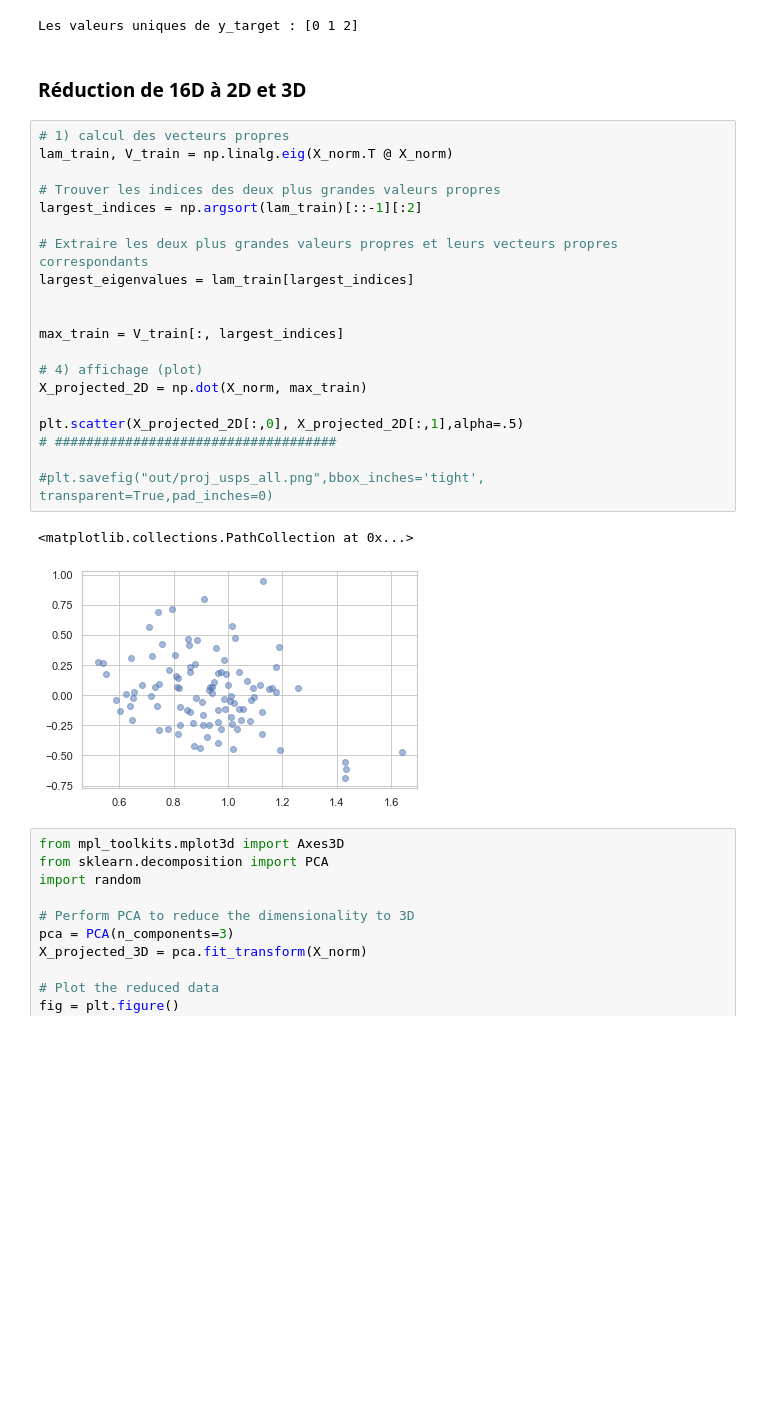
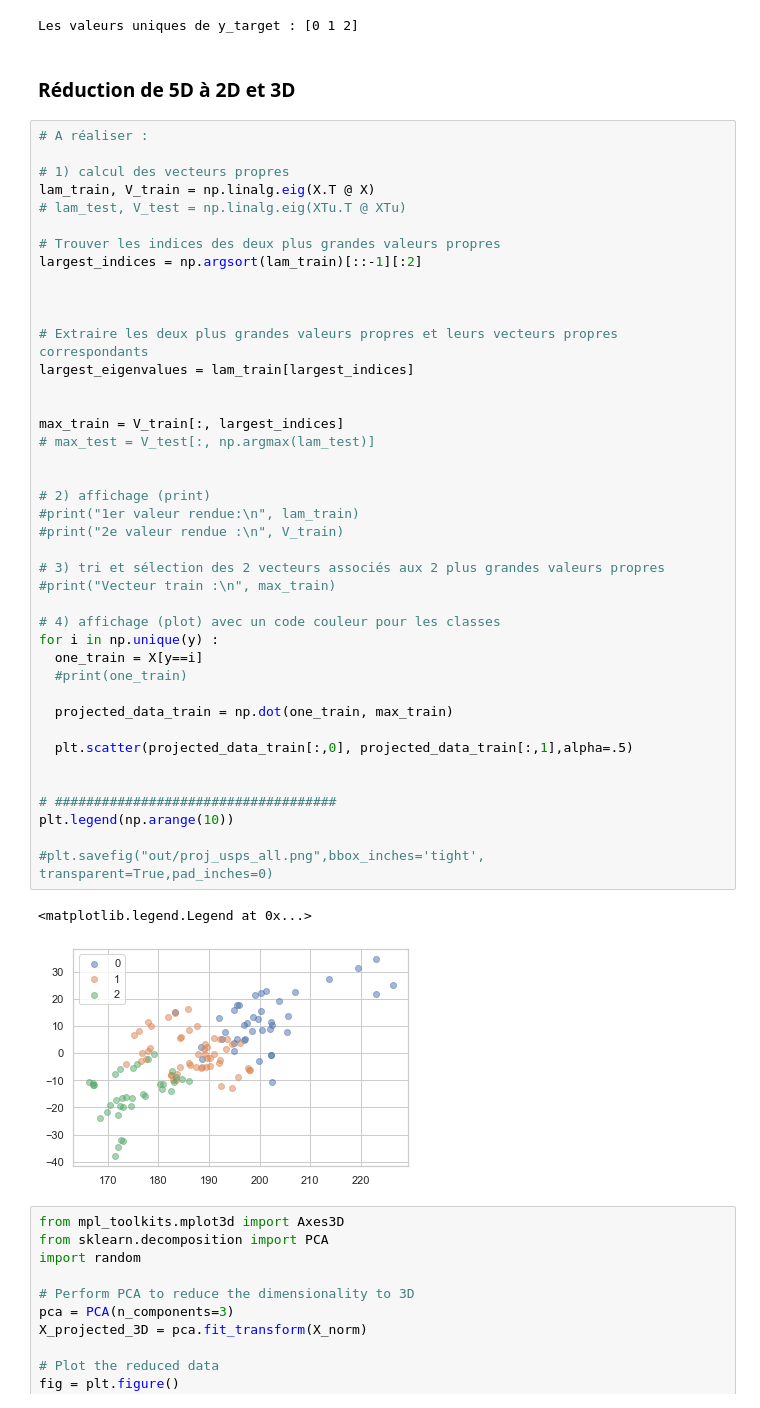
Before and after one commit to Meriadoc-gitgit/ergometer-competition, a Jupyter notebook: classifier/unsupervised.ipynb, the cells around one changed output. Cells and saved outputs as stored; diff of their text form; blank space fills up the shorter version.

Commit message:
finish project

```diff
--- a/classifier/unsupervised.ipynb
+++ b/classifier/unsupervised.ipynb
@@ -113,30 +113,51 @@ print("Les valeurs uniques de y_target :",np.unique(y_target))
 # %% [output]
 Les valeurs uniques de y_target : [0 1 2]
 # %% [markdown]
-### Réduction de 16D à 2D et 3D
+### Réduction de 5D à 2D et 3D
 # %%
+# A réaliser :
+
 # 1) calcul des vecteurs propres
-lam_train, V_train = np.linalg.eig(X_norm.T @ X_norm)
+lam_train, V_train = np.linalg.eig(X.T @ X)
+# lam_test, V_test = np.linalg.eig(XTu.T @ XTu)
 
 # Trouver les indices des deux plus grandes valeurs propres
 largest_indices = np.argsort(lam_train)[::-1][:2]
+
+
 
 # Extraire les deux plus grandes valeurs propres et leurs vecteurs propres correspondants
 largest_eigenvalues = lam_train[largest_indices]
 
 
 max_train = V_train[:, largest_indices]
+# max_test = V_test[:, np.argmax(lam_test)]
 
-# 4) affichage (plot)
-X_projected_2D = np.dot(X_norm, max_train)
 
-plt.scatter(X_projected_2D[:,0], X_projected_2D[:,1],alpha=.5)
+# 2) affichage (print)
+#print("1er valeur rendue:\n", lam_train)
+#print("2e valeur rendue :\n", V_train)
+
+# 3) tri et sélection des 2 vecteurs associés aux 2 plus grandes valeurs propres
+#print("Vecteur train :\n", max_train)
+
+# 4) affichage (plot) avec un code couleur pour les classes
+for i in np.unique(y) :
+  one_train = X[y==i]
+  #print(one_train)
+
+  projected_data_train = np.dot(one_train, max_train)
+
+  plt.scatter(projected_data_train[:,0], projected_data_train[:,1],alpha=.5)
+
+
 # ####################################
+plt.legend(np.arange(10))
 
 #plt.savefig("out/proj_usps_all.png",bbox_inches='tight', transparent=True,pad_inches=0)
 # %% [output]
-<matplotlib.collections.PathCollection at 0x...>
+<matplotlib.legend.Legend at 0x...>
-[figure, old version]
+[figure, new version]
 # %%
 from mpl_toolkits.mplot3d import Axes3D
 from sklearn.decomposition import PCA
```
Also changed, not shown: parts of 9 cells of this notebook, 12 other files.
